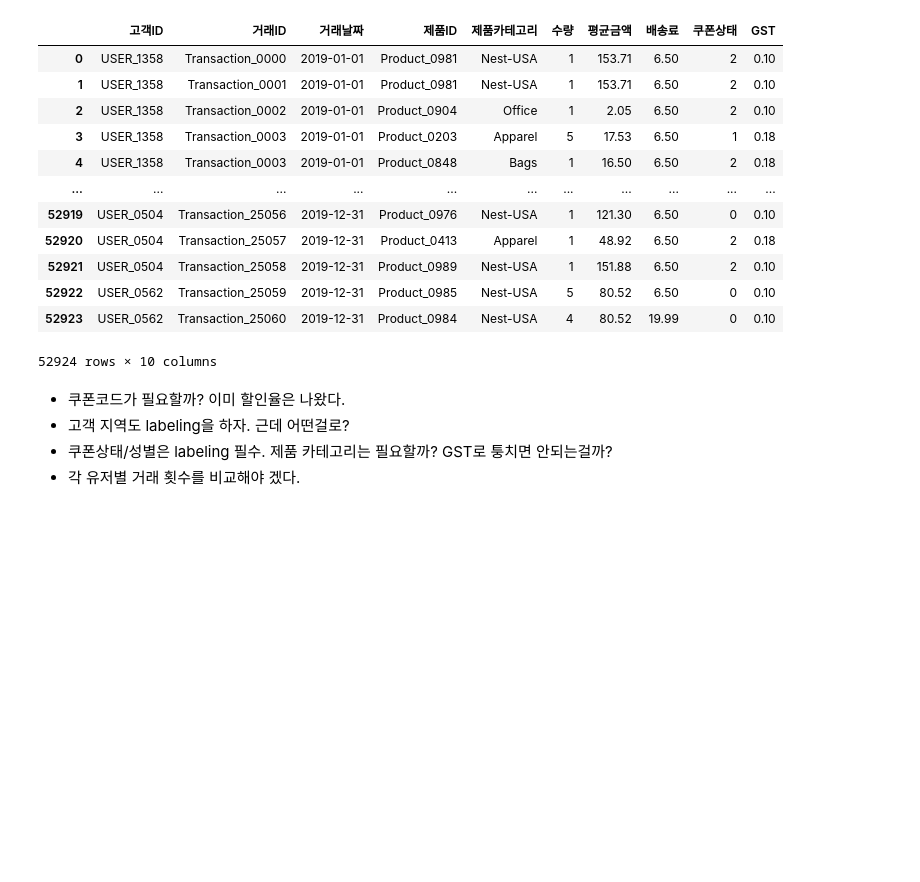
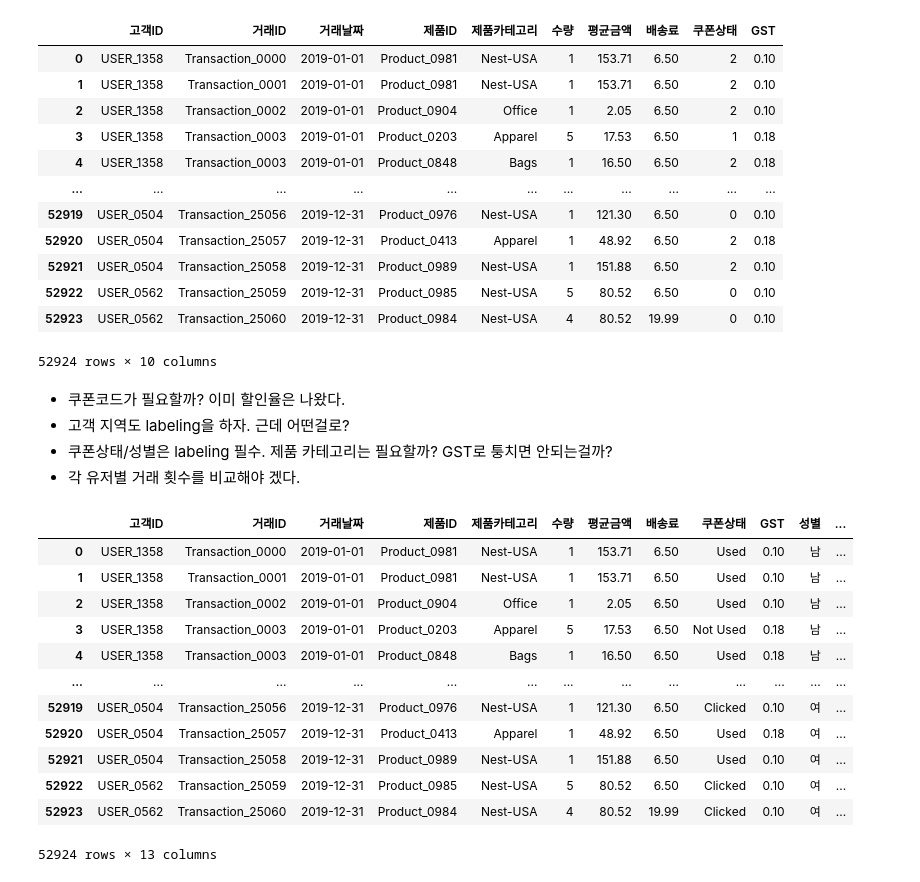
Before and after one commit to syl0702/dacon_cust_seg, a Jupyter notebook: analysis.ipynb, the cells around one changed output. Cells and saved outputs as stored; diff of their text form; code cells hidden in the pictures; blank space fills up the shorter version.

```diff
--- a/analysis.ipynb
+++ b/analysis.ipynb
@@ -233,3 +233,21 @@ m_df
 - 고객 지역도 labeling을 하자. 근데 어떤걸로?
 - 쿠폰상태/성별은 labeling 필수. 제품 카테고리는 필요할까? GST로 퉁치면 안되는걸까?
 - 각 유저별 거래 횟수를 비교해야 겠다.
+# %%
+# df_grouped와 c_df를 '고객 ID'를 기준으로 합침
+md_df = pd.merge(m_df, cin_df, on='고객ID', how='inner')
+md_df
+# %% [output]
+|  | 고객ID | 거래ID | 거래날짜 | 제품ID | 제품카테고리 | 수량 | 평균금액 | 배송료 | 쿠폰상태 | GST | 성별 | ... |
+| 0 | USER_1358 | Transaction_0000 | 2019-01-01 | Product_0981 | Nest-USA | 1 | 153.71 | 6.50 | Used | 0.10 | 남 | ... |
+| 1 | USER_1358 | Transaction_0001 | 2019-01-01 | Product_0981 | Nest-USA | 1 | 153.71 | 6.50 | Used | 0.10 | 남 | ... |
+| 2 | USER_1358 | Transaction_0002 | 2019-01-01 | Product_0904 | Office | 1 | 2.05 | 6.50 | Used | 0.10 | 남 | ... |
+| 3 | USER_1358 | Transaction_0003 | 2019-01-01 | Product_0203 | Apparel | 5 | 17.53 | 6.50 | Not Used | 0.18 | 남 | ... |
+| 4 | USER_1358 | Transaction_0003 | 2019-01-01 | Product_0848 | Bags | 1 | 16.50 | 6.50 | Used | 0.18 | 남 | ... |
+| ... | ... | ... | ... | ... | ... | ... | ... | ... | ... | ... | ... | ... |
+| 52919 | USER_0504 | Transaction_25056 | 2019-12-31 | Product_0976 | Nest-USA | 1 | 121.30 | 6.50 | Clicked | 0.10 | 여 | ... |
+| 52920 | USER_0504 | Transaction_25057 | 2019-12-31 | Product_0413 | Apparel | 1 | 48.92 | 6.50 | Used | 0.18 | 여 | ... |
+| 52921 | USER_0504 | Transaction_25058 | 2019-12-31 | Product_0989 | Nest-USA | 1 | 151.88 | 6.50 | Used | 0.10 | 여 | ... |
+| 52922 | USER_0562 | Transaction_25059 | 2019-12-31 | Product_0985 | Nest-USA | 5 | 80.52 | 6.50 | Clicked | 0.10 | 여 | ... |
+| 52923 | USER_0562 | Transaction_25060 | 2019-12-31 | Product_0984 | Nest-USA | 4 | 80.52 | 19.99 | Clicked | 0.10 | 여 | ... |
+52924 rows × 13 columns
```
